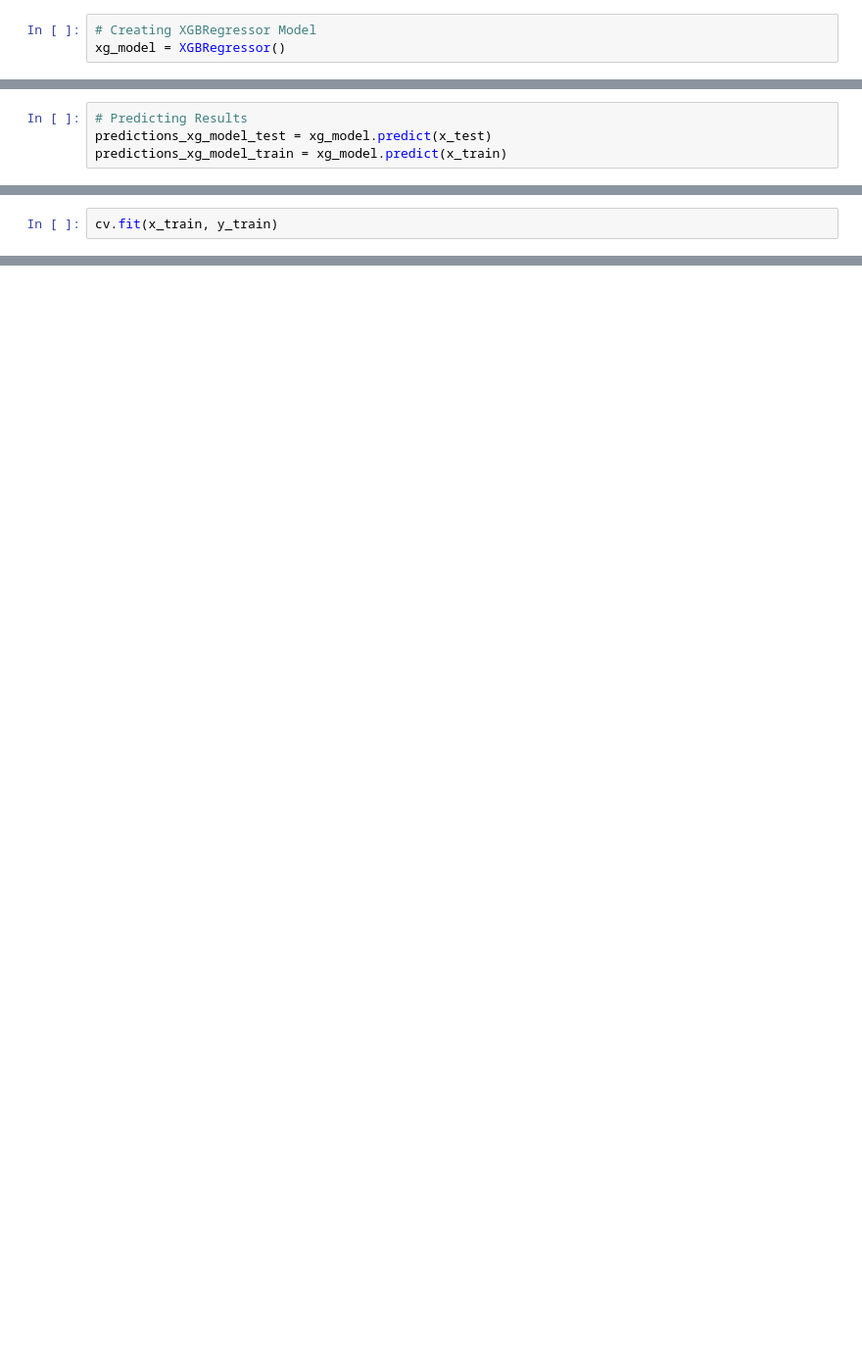
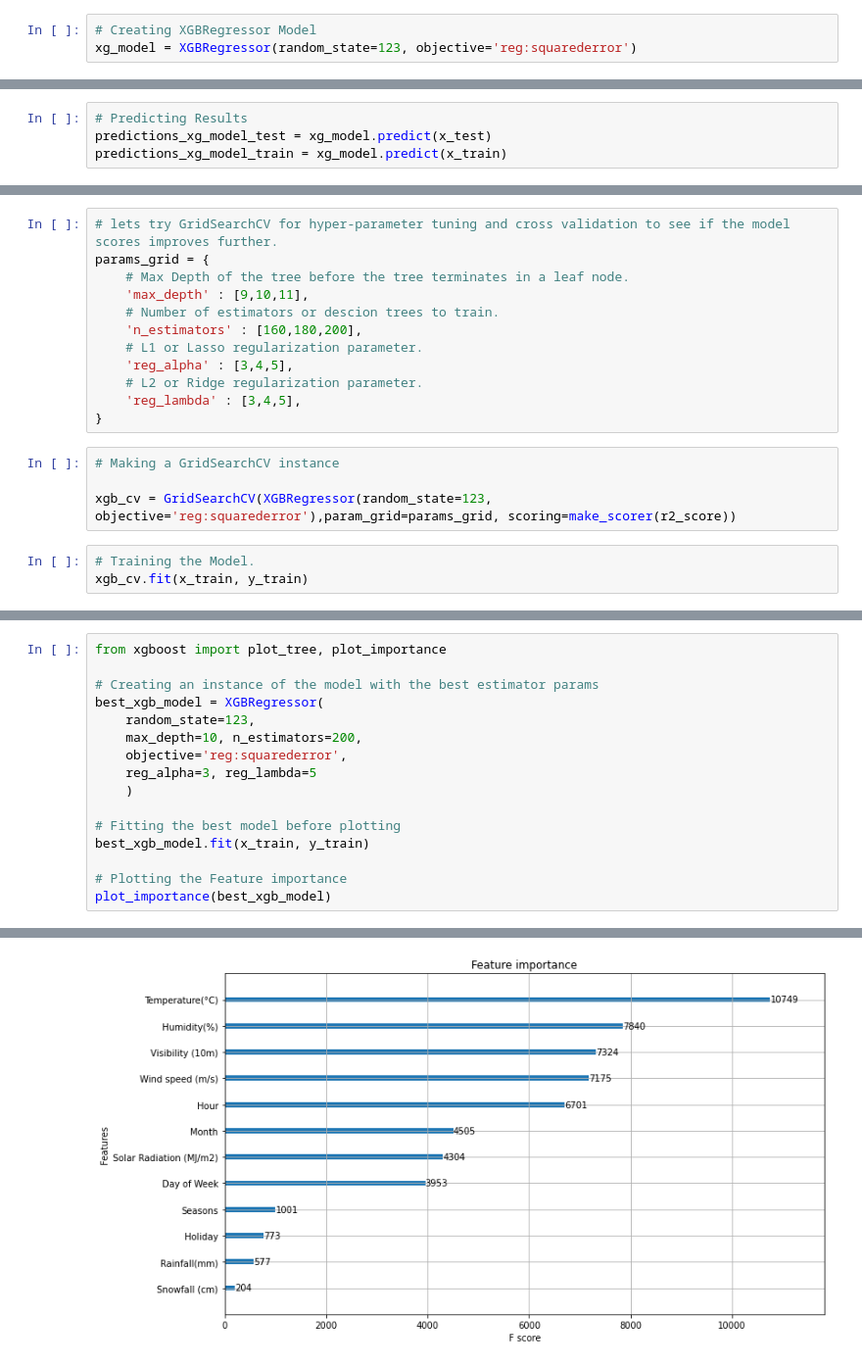
Before and after one commit to Sourabhpatel1/Capstone-Project-Regression, a Jupyter notebook: Capstone_Project_II,_Regression.ipynb, the cells around one changed output, grey strips where cells are left out. Shown at 98% size. Saved outputs shown, nothing was run; the diff lists cells and outputs as text; blank space fills up the shorter version.

Commit message:
XGBRegressor Best Model and Feature Importance

```diff
--- a/Capstone_Project_II,_Regression.ipynb
+++ b/Capstone_Project_II,_Regression.ipynb
@@ -646,7 +646,7 @@ R squared score : 0.6362206599520004
 <h2>The Linear Model, however, is not able to model the complexity present in the dataset. XGBRegressor or Random Forest Regressor might be a better model for the problemat hand.</h2></blockquote>
 # %%
 # Creating XGBRegressor Model
-xg_model = XGBRegressor()
+xg_model = XGBRegressor(random_state=123, objective='reg:squarederror')
 # %%
 # Fitting the data
 xg_model.fit(x_train, y_train)
@@ -702,3 +690,20 @@ cv = GridSearchCV(xg_model,cv=5, return_train_score=True, param_grid=params_grid
+# %%
+# lets try GridSearchCV for hyper-parameter tuning and cross validation to see if the model scores improves further.
+params_grid = {
+    # Max Depth of the tree before the tree terminates in a leaf node.
+    'max_depth' : [9,10,11],
+    # Number of estimators or descion trees to train.
+    'n_estimators' : [160,180,200],
+    # L1 or Lasso regularization parameter.
+    'reg_alpha' : [3,4,5],
+    # L2 or Ridge regularization parameter.
+    'reg_lambda' : [3,4,5],
+}
+# %%
+# Making a GridSearchCV instance
+
+xgb_cv = GridSearchCV(XGBRegressor(random_state=123, objective='reg:squarederror'),param_grid=params_grid, scoring=make_scorer(r2_score))
 # %%
-cv.fit(x_train, y_train)
+# Training the Model.
+xgb_cv.fit(x_train, y_train)
 # %% [output]
@@ -741,0 +749,17 @@ R squared score : 0.8682086953931438
+# %%
+from xgboost import plot_tree, plot_importance
+
+# Creating an instance of the model with the best estimator params
+best_xgb_model = XGBRegressor(
+    random_state=123,
+    max_depth=10, n_estimators=200,
+    objective='reg:squarederror',
+    reg_alpha=3, reg_lambda=5
+    )
+
+# Fitting the best model before plotting
+best_xgb_model.fit(x_train, y_train)
+
+# Plotting the Feature importance
+plot_importance(best_xgb_model)
+# %% [output]
@@ -741,0 +767 @@ R squared score : 0.8682086953931438
+[figure, added]
```
Also changed, not shown: parts of 21 cells of this notebook.
